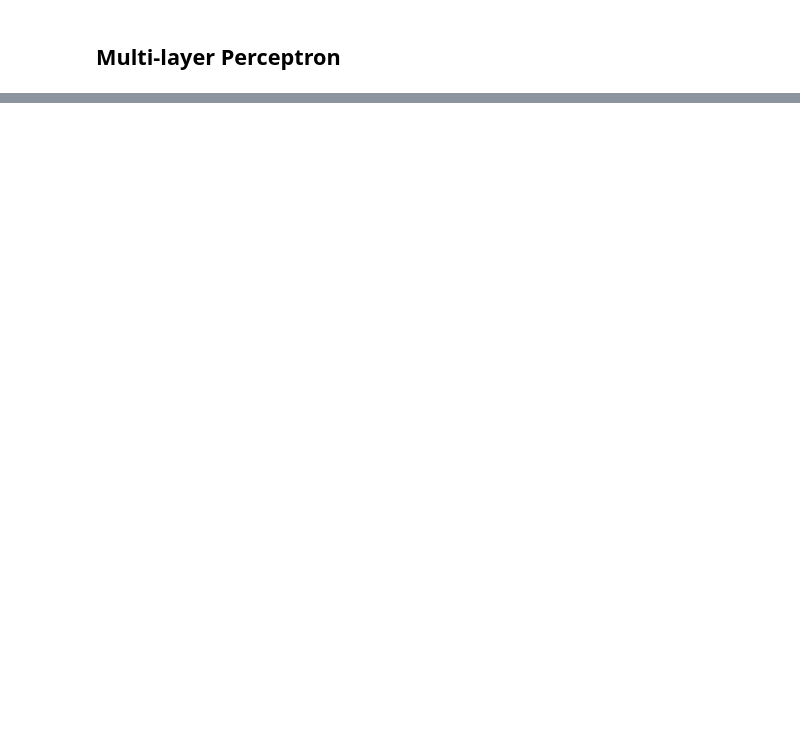
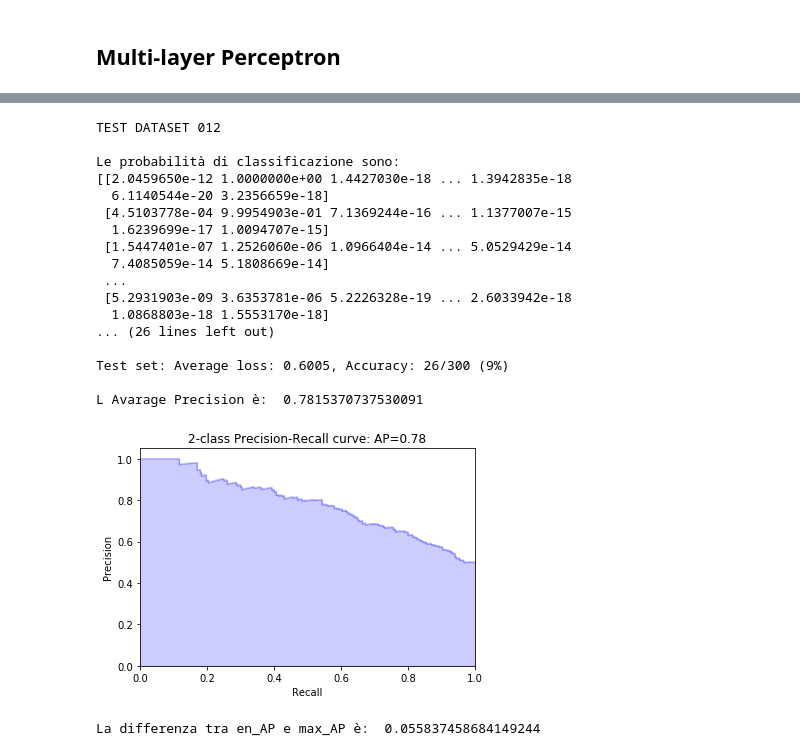
Before and after one commit to AliceCasali/NeuralNetwork_OOD, a Jupyter notebook: MLP CIFAR100.ipynb, the cells around one changed output, grey strips where cells are left out. Drawn from its saved outputs; the diff is of its cells as text; code cells hidden in the pictures; blank space fills up the shorter version.

```diff
--- a/MLP CIFAR100.ipynb
+++ b/MLP CIFAR100.ipynb
@@ -248,0 +349,18 @@ ValueError: Expected input batch_size (96) to match target batch_size (32).
+# %%
+def plot_func(y_true, y_scores, AP):
+    precision, recall, _ = precision_recall_curve(y_true, y_scores)
+
+    # In matplotlib < 1.5, plt.fill_between does not have a 'step' argument
+    step_kwargs = ({'step': 'post'}
+                   if 'step' in signature(plt.fill_between).parameters
+                   else {})
+    plt.step(recall, precision, color='b', alpha=0.2,
+             where='post')
+    plt.fill_between(recall, precision, alpha=0.2, color='b', **step_kwargs)
+
+    plt.xlabel('Recall')
+    plt.ylabel('Precision')
+    plt.ylim([0.0, 1.05])
+    plt.xlim([0.0, 1.0])
+
+    return plt.title('2-class Precision-Recall curve: AP={0:0.2f}'.format(AP))
@@ -248,0 +427,23 @@ ValueError: Expected input batch_size (96) to match target batch_size (32).
+# %%
+def en_test(epoch, loader):
+    model.eval ()
+    test_loss = 0
+    correct = 0
+    preds_list = []
+    for data, target in loader:
+        target = target.type(torch.long)
+        if cuda:
+            data, target = data.cuda(), target.cuda()
+        data = Variable(data)
+        target = Variable(target)
+        output = model(data)
+        preds_list.append(output)
+        test_loss += F.nll_loss (output, target).item ()  # sum up batch loss
+        pred = output.max (1, keepdim=True)[1]  # get the index of the max log-probability
+        correct += pred.eq (target.view_as (pred)).sum ().item ()
+    ent_pred = predict_entropy(preds_list)
+    test_loss /= len (loader.dataset)
+    print ('\nTest set: Average loss: {:.4f}, Accuracy: {}/{} ({:.0f}%)\n'.format (
+        test_loss, correct, len (loader.dataset),
+        100. * correct / len (loader.dataset)))
+    return ent_pred
@@ -248,0 +464,25 @@ ValueError: Expected input batch_size (96) to match target batch_size (32).
+# %%
+en_AP = experiment_func(en_test)
+# %% [output]
+TEST DATASET 012
+
+Le probabilità di classificazione sono:
+[[2.0459650e-12 1.0000000e+00 1.4427030e-18 ... 1.3942835e-18
+  6.1140544e-20 3.2356659e-18]
+ [4.5103778e-04 9.9954903e-01 7.1369244e-16 ... 1.1377007e-15
+  1.6239699e-17 1.0094707e-15]
+ [1.5447401e-07 1.2526060e-06 1.0966404e-14 ... 5.0529429e-14
+  7.4085059e-14 5.1808669e-14]
+ ...
+ [5.2931903e-09 3.6353781e-06 5.2226328e-19 ... 2.6033942e-18
+  1.0868803e-18 1.5553170e-18]
+... (26 lines left out)
+
+Test set: Average loss: 0.6005, Accuracy: 26/300 (9%)
+
+L Avarage Precision è:  0.7815370737530091
+[figure, added]
+# %%
+print('La differenza tra en_AP e max_AP è: ', en_AP - max_AP)
+# %% [output]
+La differenza tra en_AP e max_AP è:  0.055837458684149244
```
Also changed, not shown: parts of 14 cells of this notebook.
